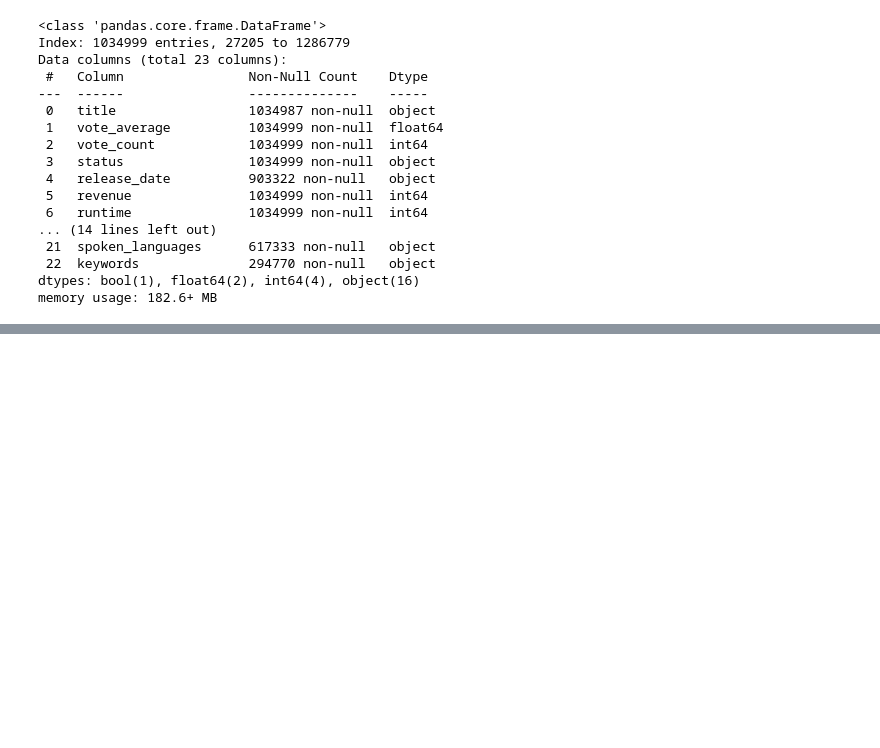
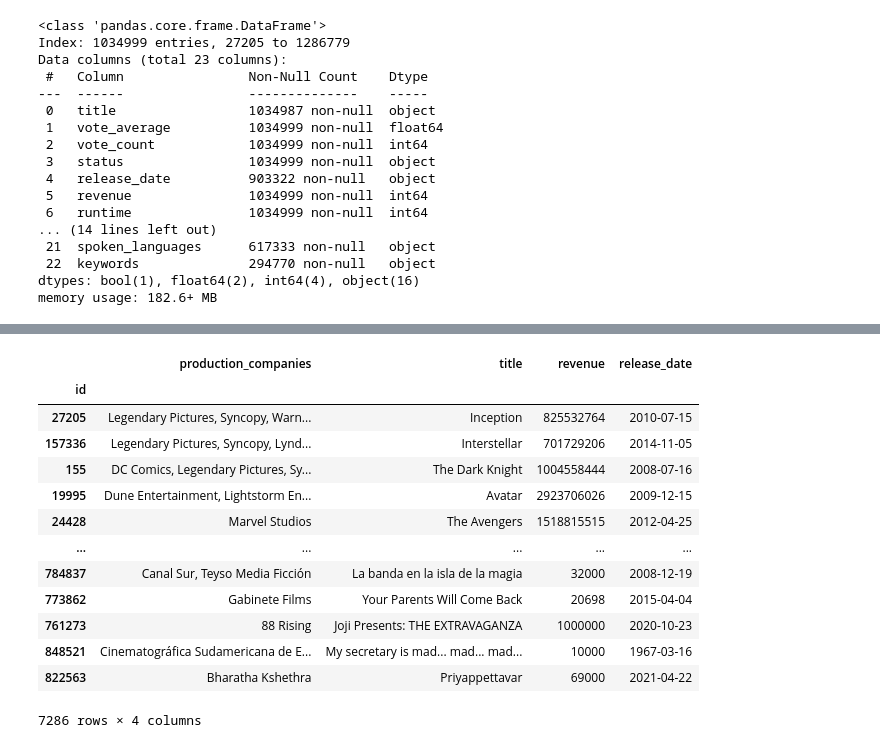
Before and after one commit to byshadowoz/Movies_Recomendation_by_prompt, a Jupyter notebook: processing.ipynb, the cells around one changed output, grey strips where cells are left out. Cells and saved outputs as stored; diff of their text form; code cells hidden in the pictures; blank space fills up the shorter version.

```diff
--- a/processing.ipynb
+++ b/processing.ipynb
@@ -100,0 +134,21 @@ df[df.isnull().any(axis=1)].head()
+# %%
+mask2 = df3['revenue'] <= 0
+# %%
+df3 = df3.drop(df3[mask2].index)
+# %%
+df3
+# %% [output]
+|  | production_companies | title | revenue | release_date |
+| id |  |  |  |  |
+| 27205 | Legendary Pictures, Syncopy, Warn... | Inception | 825532764 | 2010-07-15 |
+| 157336 | Legendary Pictures, Syncopy, Lynd... | Interstellar | 701729206 | 2014-11-05 |
+| 155 | DC Comics, Legendary Pictures, Sy... | The Dark Knight | 1004558444 | 2008-07-16 |
+| 19995 | Dune Entertainment, Lightstorm En... | Avatar | 2923706026 | 2009-12-15 |
+| 24428 | Marvel Studios | The Avengers | 1518815515 | 2012-04-25 |
+| ... | ... | ... | ... | ... |
+| 784837 | Canal Sur, Teyso Media Ficción | La banda en la isla de la magia | 32000 | 2008-12-19 |
+| 773862 | Gabinete Films | Your Parents Will Come Back | 20698 | 2015-04-04 |
+| 761273 | 88 Rising | Joji Presents: THE EXTRAVAGANZA | 1000000 | 2020-10-23 |
+| 848521 | Cinematográfica Sudamericana de E... | My secretary is mad... mad... mad... | 10000 | 1967-03-16 |
+| 822563 | Bharatha Kshethra | Priyappettavar | 69000 | 2021-04-22 |
+7286 rows × 4 columns
```
Also changed, not shown: parts of 14 cells of this notebook.
